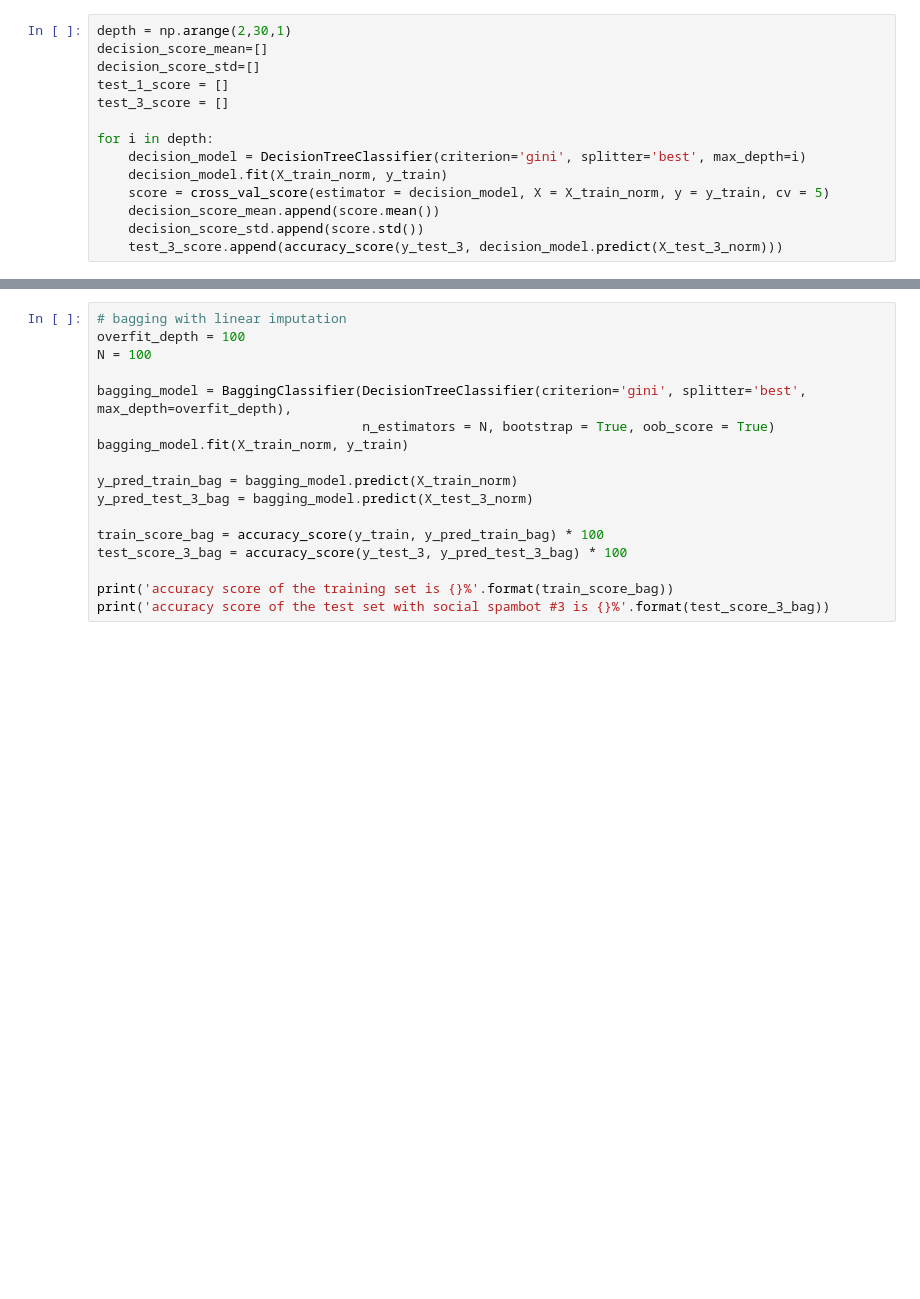
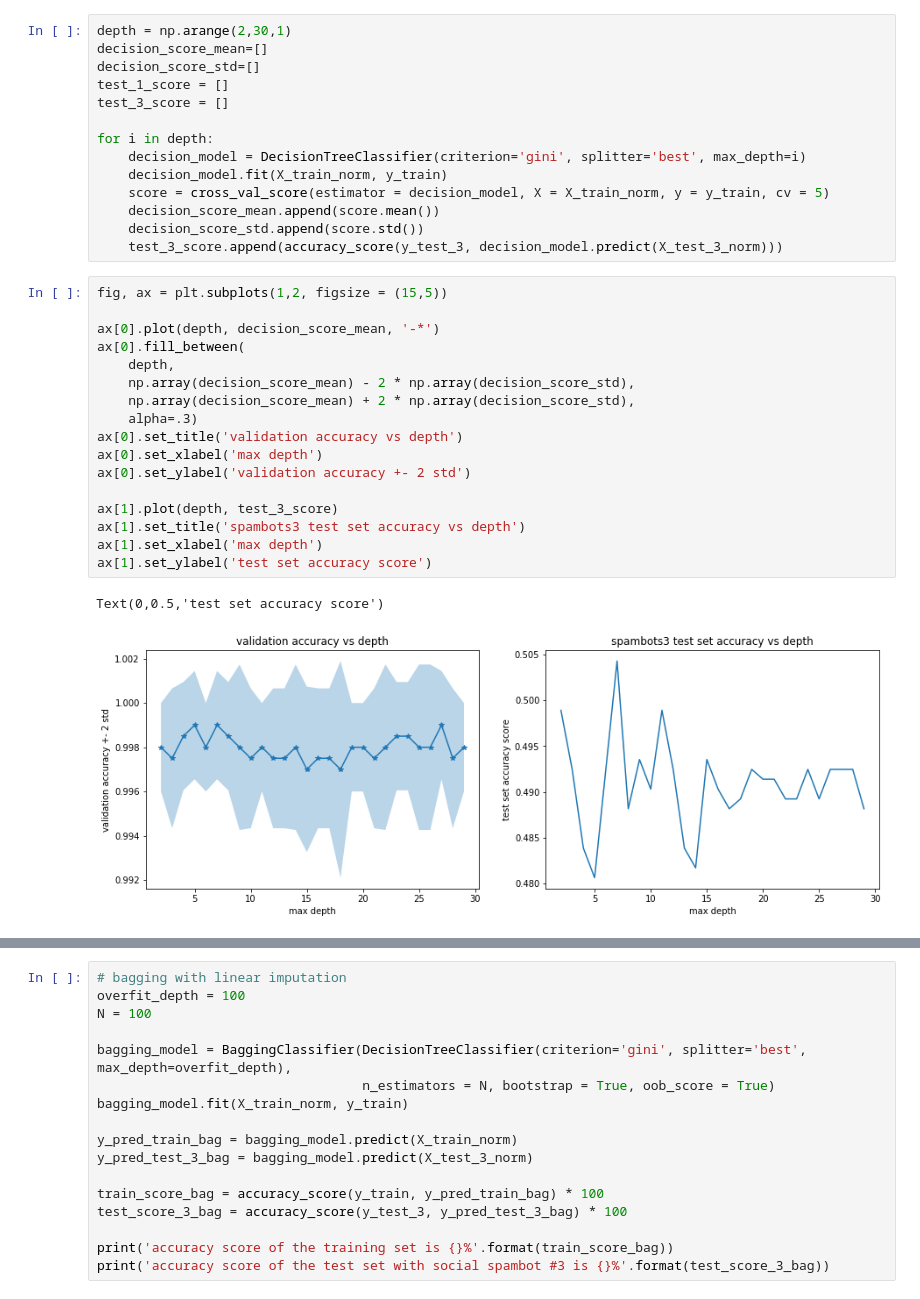
Before and after one commit to kiatomius/testpages, a Jupyter notebook: notebooks/model_withsentiment_final.ipynb, the cells around one changed output, grey strips where cells are left out. Saved outputs shown, nothing was run; the diff lists cells and outputs as text; blank space fills up the shorter version.

```diff
--- a/notebooks/model_withsentiment_final.ipynb
+++ b/notebooks/model_withsentiment_final.ipynb
@@ -436,3 +452,23 @@ for i in depth:
     decision_score_mean.append(score.mean())
     decision_score_std.append(score.std())
     test_3_score.append(accuracy_score(y_test_3, decision_model.predict(X_test_3_norm)))
+# %%
+fig, ax = plt.subplots(1,2, figsize = (15,5))
+
+ax[0].plot(depth, decision_score_mean, '-*')
+ax[0].fill_between(
+    depth,
+    np.array(decision_score_mean) - 2 * np.array(decision_score_std),
+    np.array(decision_score_mean) + 2 * np.array(decision_score_std),
+    alpha=.3)
+ax[0].set_title('validation accuracy vs depth')
+ax[0].set_xlabel('max depth')
+ax[0].set_ylabel('validation accuracy +- 2 std')
+
+ax[1].plot(depth, test_3_score)
+ax[1].set_title('spambots3 test set accuracy vs depth')
+ax[1].set_xlabel('max depth')
+ax[1].set_ylabel('test set accuracy score')
+# %% [output]
+Text(0,0.5,'test set accuracy score')
+[figure, added]
```
Also changed, not shown: parts of 8 cells of this notebook.
